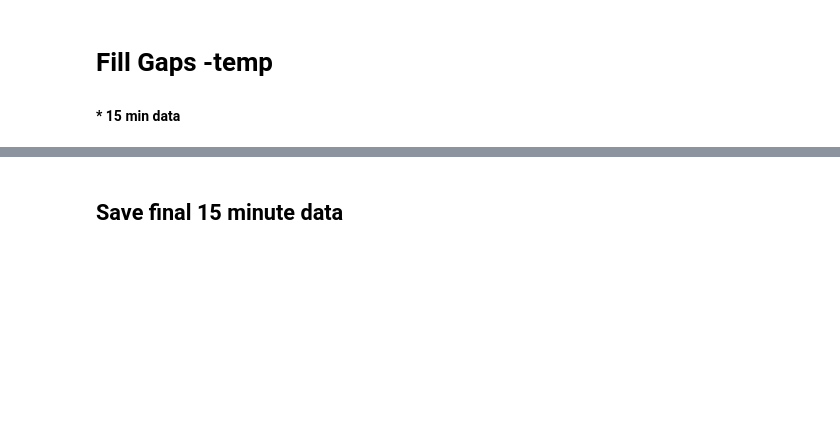
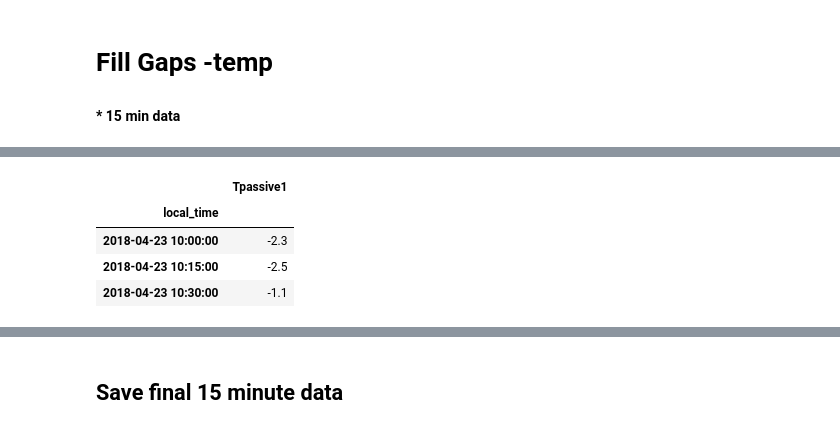
Before and after one commit to ehbaker/WXmunge, a Jupyter notebook: LVL2.ipynb, the cells around one changed output, grey strips where cells are left out. Drawn from its saved outputs; the diff is of its cells as text; code cells hidden in the pictures; blank space fills up the shorter version.

```diff
--- a/LVL2.ipynb
+++ b/LVL2.ipynb
@@ -95,6 +96,14 @@ secondary_temp_dat=dat[secondary_temp_columns].copy()
 
 #Check if any secondary temp sensors exist
 secondary_temps_exist= not secondary_temp_dat.dropna(how='all').empty
+# %%
+secondary_temp_dat.tail(3)
+# %% [output]
+|  | Tpassive1 |
+| local_time |  |
+| 2018-04-23 10:00:00 | -2.3 |
+| 2018-04-23 10:15:00 | -2.5 |
+| 2018-04-23 10:30:00 | -1.1 |
 # %%
 if secondary_temps_exist:
     #Calculate the mean of the secondary temp values
```
Also changed, not shown: parts of 18 cells of this notebook.
